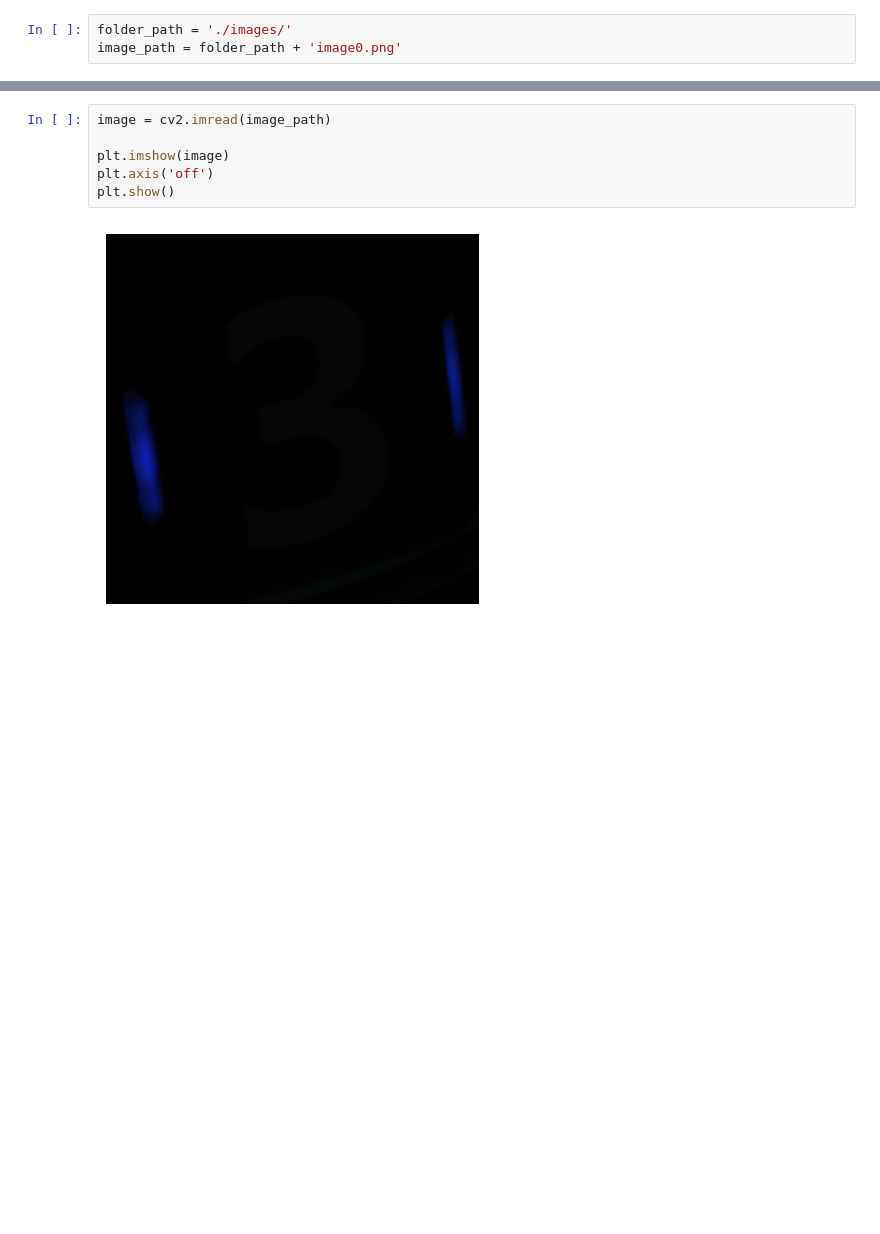
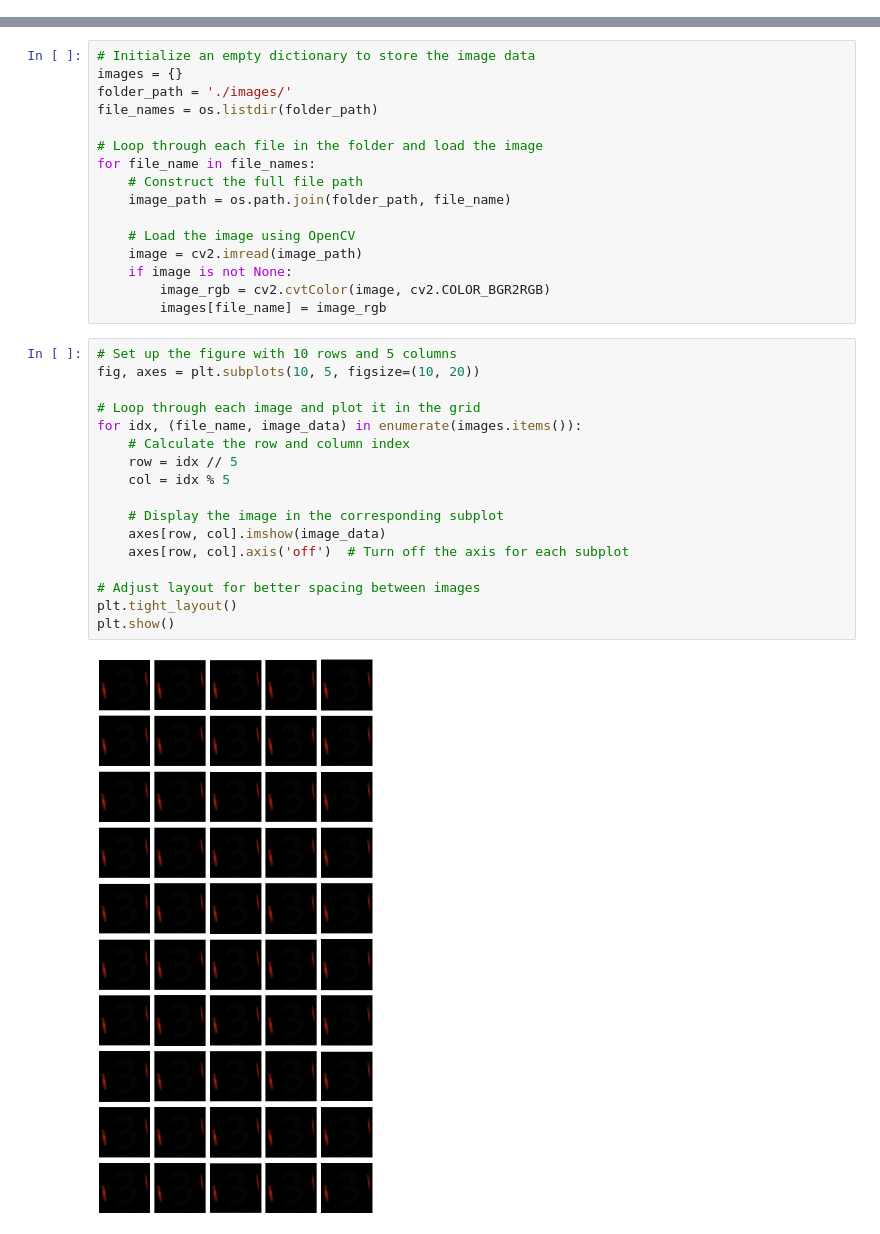
Before and after one commit to Li-Kane/classical_node_test, a Jupyter notebook: Classical_test.ipynb, the cells around one changed output, grey strips where cells are left out. Saved outputs shown, nothing was run; the diff lists cells and outputs as text; blank space fills up the shorter version.

```diff
--- a/Classical_test.ipynb
+++ b/Classical_test.ipynb
@@ -4,3 +4,0 @@ import matplotlib.pyplot as plt
-# %%
-folder_path = './images/'
-image_path = folder_path + 'image0.png'
@@ -7,8 +7,35 @@ image_path = folder_path + 'image0.png'
+# %%
+# Initialize an empty dictionary to store the image data
+images = {}
+folder_path = './images/'
+file_names = os.listdir(folder_path)
+
+# Loop through each file in the folder and load the image
+for file_name in file_names:
+    # Construct the full file path
+    image_path = os.path.join(folder_path, file_name)
+
+    # Load the image using OpenCV
+    image = cv2.imread(image_path)
+    if image is not None:
+        image_rgb = cv2.cvtColor(image, cv2.COLOR_BGR2RGB)
+        images[file_name] = image_rgb
 # %%
-image = cv2.imread(image_path)
+# Set up the figure with 10 rows and 5 columns
+fig, axes = plt.subplots(10, 5, figsize=(10, 20))
 
-plt.imshow(image)
-plt.axis('off')
+# Loop through each image and plot it in the grid
+for idx, (file_name, image_data) in enumerate(images.items()):
+    # Calculate the row and column index
+    row = idx // 5
+    col = idx % 5
+
+    # Display the image in the corresponding subplot
+    axes[row, col].imshow(image_data)
+    axes[row, col].axis('off')  # Turn off the axis for each subplot
+
+# Adjust layout for better spacing between images
+plt.tight_layout()
 plt.show()
 # %% [output]
-[figure, old version]
+[figure, new version]
```
Also changed, not shown: parts of 5 cells of this notebook, 15 other files.
